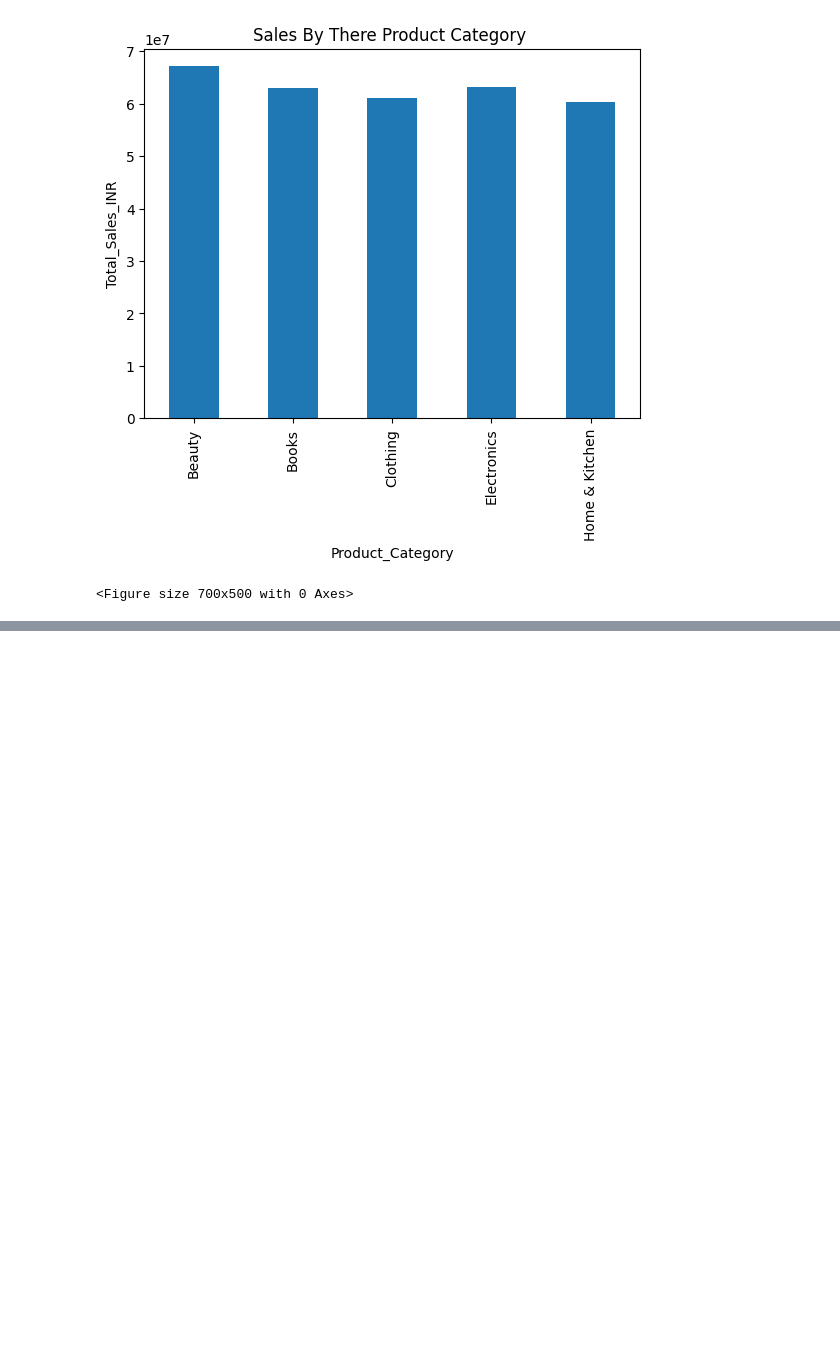
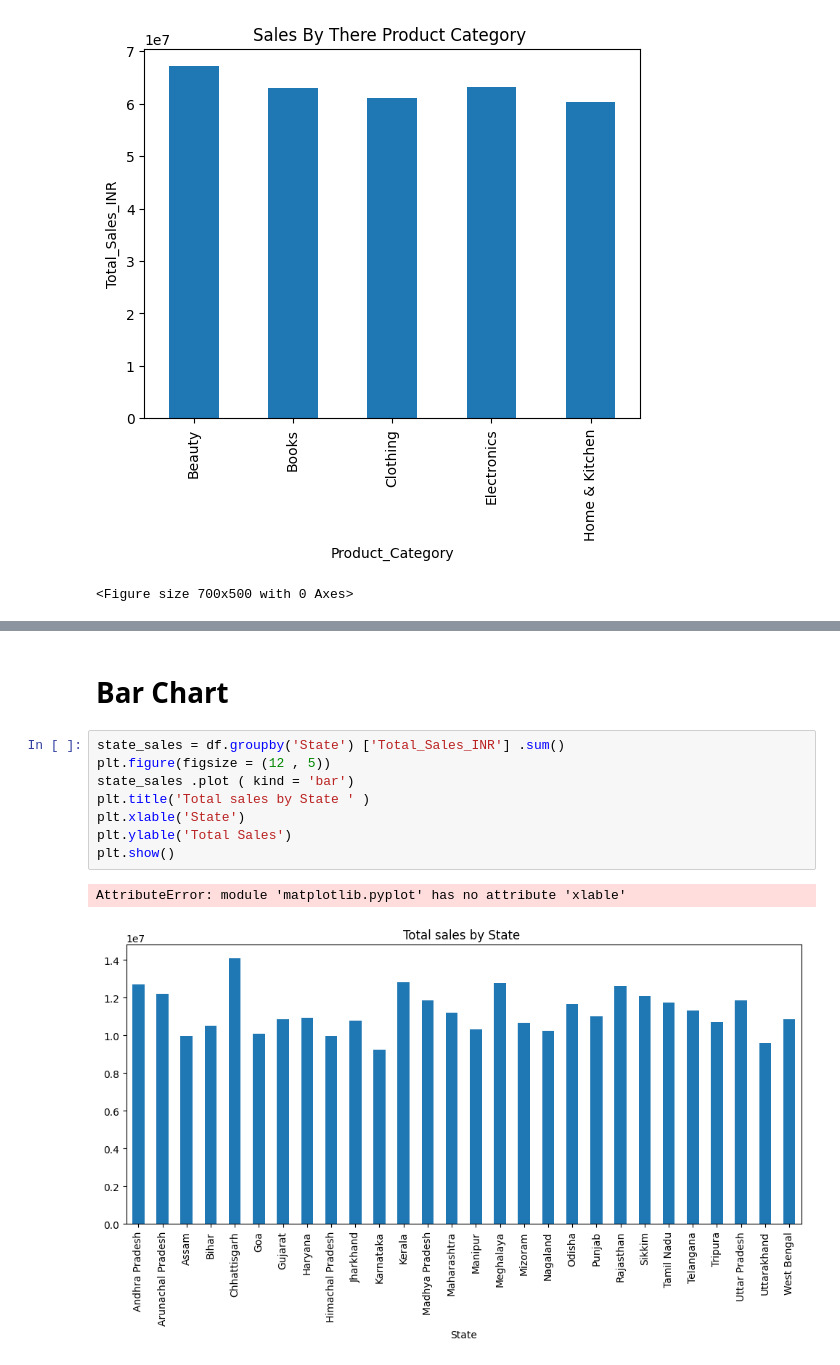
Before and after one commit to kartiktiwaridev7/Dataset-Exploration-, a Jupyter notebook: Amazon Dataset/Untitled.ipynb, the cells around one changed output, grey strips where cells are left out. Cells and saved outputs as stored; diff of their text form; blank space fills up the shorter version.

```diff
--- a/Amazon Dataset/Untitled.ipynb
+++ b/Amazon Dataset/Untitled.ipynb
@@ -142,0 +150,13 @@ plt.show()
+# %% [markdown]
+# Bar Chart
+# %%
+state_sales = df.groupby('State') ['Total_Sales_INR'] .sum()
+plt.figure(figsize = (12 , 5))
+state_sales .plot ( kind = 'bar')
+plt.title('Total sales by State ' )
+plt.xlable('State')
+plt.ylable('Total Sales')
+plt.show()
+# %% [output]
+AttributeError: module 'matplotlib.pyplot' has no attribute 'xlable'
+[figure, added]
```
Also changed, not shown: parts of 1 cell of this notebook.
